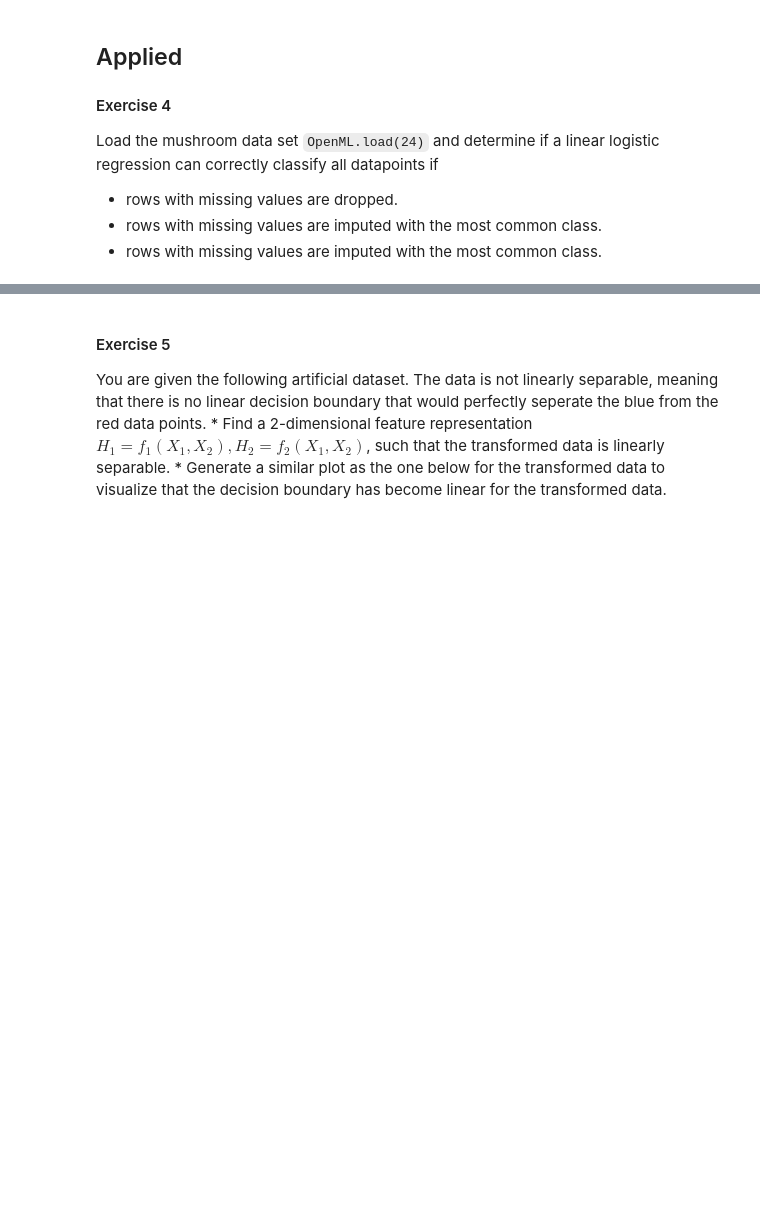
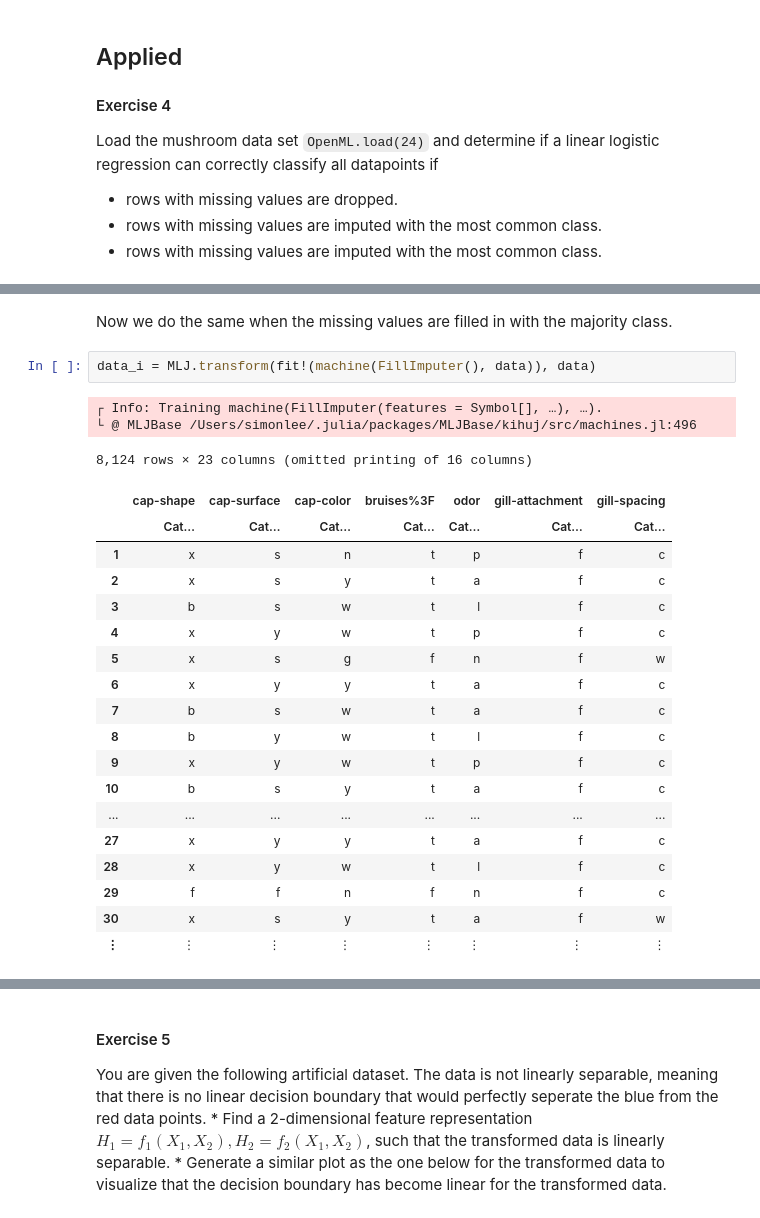
Before and after one commit to Simonlee711/EPFL, a Jupyter notebook: BIO-322/week7/exercise-7.ipynb, the cells around one changed output, grey strips where cells are left out. Saved outputs shown, nothing was run; the diff lists cells and outputs as text; blank space fills up the shorter version.

```diff
--- a/BIO-322/week7/exercise-7.ipynb
+++ b/BIO-322/week7/exercise-7.ipynb
@@ -29,0 +179,26 @@ Load the mushroom data set `OpenML.load(24)` and determine if a linear logistic
+# %% [markdown]
+Now we do the same when the missing values are filled in with the majority class.
+# %%
+data_i = MLJ.transform(fit!(machine(FillImputer(), data)), data)
+# %% [output]
+┌ Info: Training machine(FillImputer(features = Symbol[], …), …).
+└ @ MLJBase /Users/simonlee/.julia/packages/MLJBase/kihuj/src/machines.jl:496
+8,124 rows × 23 columns (omitted printing of 16 columns)
+|  | cap-shape | cap-surface | cap-color | bruises%3F | odor | gill-attachment | gill-spacing |
+|  | Cat… | Cat… | Cat… | Cat… | Cat… | Cat… | Cat… |
+| 1 | x | s | n | t | p | f | c |
+| 2 | x | s | y | t | a | f | c |
+| 3 | b | s | w | t | l | f | c |
+| 4 | x | y | w | t | p | f | c |
+| 5 | x | s | g | f | n | f | w |
+| 6 | x | y | y | t | a | f | c |
+| 7 | b | s | w | t | a | f | c |
+| 8 | b | y | w | t | l | f | c |
+| 9 | x | y | w | t | p | f | c |
+| 10 | b | s | y | t | a | f | c |
+| ... | ... | ... | ... | ... | ... | ... | ... |
+| 27 | x | y | y | t | a | f | c |
+| 28 | x | y | w | t | l | f | c |
+| 29 | f | f | n | f | n | f | c |
+| 30 | x | s | y | t | a | f | w |
+| ⋮ | ⋮ | ⋮ | ⋮ | ⋮ | ⋮ | ⋮ | ⋮ |
```
Also changed, not shown: parts of 35 cells of this notebook, 4 other files.
